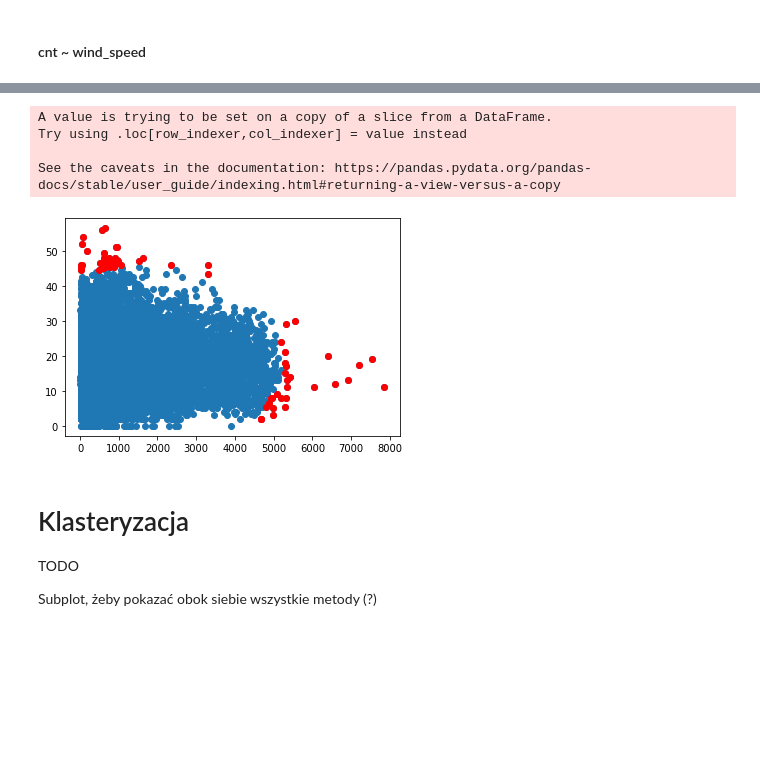
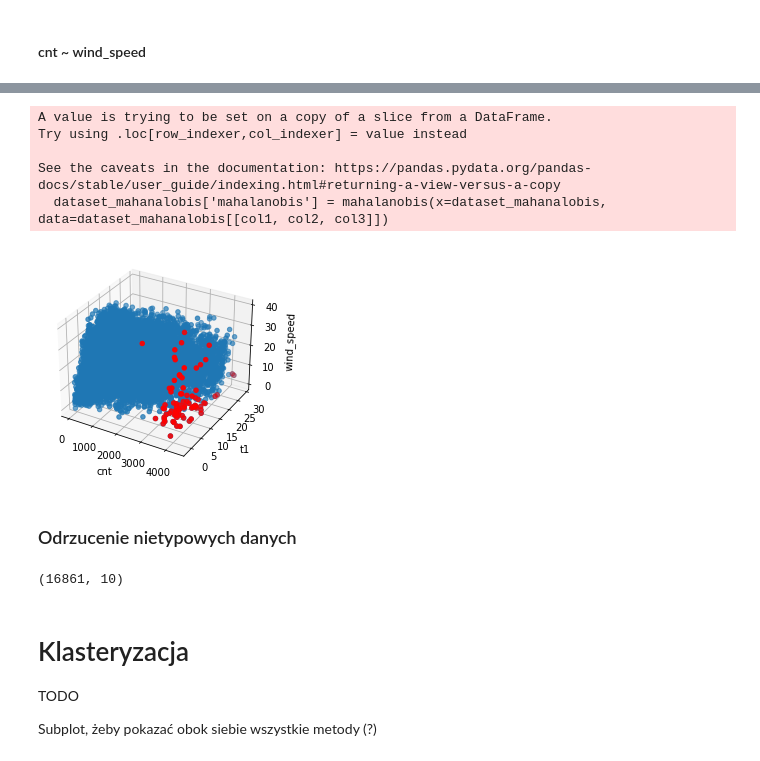
Before and after one commit to hubert-mazur/bike_sharing_data_exploration, a Jupyter notebook: project.ipynb, the cells around one changed output, grey strips where cells are left out. Saved outputs shown, nothing was run; the diff lists cells and outputs as text; code cells hidden in the pictures; blank space fills up the shorter version.

```diff
--- a/project.ipynb
+++ b/project.ipynb
@@ -382,7 +376,8 @@ dataset.iloc[list(df.index[df['t1'].notna() == True])]
 # %% [markdown]
 #### `Hum` outliers
 # %%
-dataset.iloc[list(df.index[df['hum'].notna() == True])]
+outliers_quantile['hum'] = dataset.iloc[list(df.index[df['hum'].notna() == True])]
+outliers_quantile['hum']
 # %% [output]
 |  | timestamp | cnt | t1 | t2 | hum | wind_speed | weather_code | is_holiday | is_weekend | ... |
 | 1619 | 2015-03-12 13:00:00 | 1282 | 14.0 | 14.0 | 26.0 | 21.0 | 1.0 | 0.0 | 0.0 | ... |
@@ -400,7 +395,8 @@ dataset.iloc[list(df.index[df['hum'].notna() == True])]
 # %% [markdown]
 #### `wind_speed` outliers
 # %%
-dataset.iloc[list(df.index[df['wind_speed'].notna() == True])]
+outliers_quantile['wind_speed'] = dataset.iloc[list(df.index[df['wind_speed'].notna() == True])]
+outliers_quantile['wind_speed']
 # %% [output]
 |  | timestamp | cnt | t1 | t2 | hum | wind_speed | weather_code | is_holiday | is_weekend | ... |
 | 135 | 2015-01-09 16:00:00 | 1229 | 13.0 | 13.0 | 79.5 | 37.0 | 7.0 | 0.0 | 0.0 | ... |
@@ -417,0 +418,13 @@ dataset.iloc[list(df.index[df['wind_speed'].notna() == True])]
+# %%
+outliers_to_drop = {}
+outliers_to_drop['cnt'] = np.intersect1d(outliers_3_sigma['cnt'].index, outliers_quantile['cnt'].index)
+outliers_to_drop['t1'] = np.intersect1d(outliers_3_sigma['t1'].index, outliers_quantile['t1'].index)
+outliers_to_drop['hum'] = np.intersect1d(outliers_3_sigma['hum'].index, outliers_quantile['hum'].index)
+outliers_to_drop['wind_speed'] = np.intersect1d(outliers_3_sigma['wind_speed'].index, outliers_quantile['wind_speed'].index)
+
+dataset.drop(index=[*outliers_to_drop['cnt']], inplace=True, errors='ignore')
+dataset.drop(index=[*outliers_to_drop['t1']], inplace=True, errors='ignore')
+dataset.drop(index=[*outliers_to_drop['hum']], inplace=True, errors='ignore')
+dataset.drop(index=[*outliers_to_drop['wind_speed']], inplace=True, errors='ignore')
+
+dataset.shape
@@ -440,5 +455,29 @@ def calculateOutliers(col1, col2):
 
   plt.scatter(dataset[col1], dataset[col2])
   plt.scatter(dataset_mahanalobis[col1], dataset_mahanalobis[col2], color='red')
+  plt.xlabel(col1)
+  plt.ylabel(col2)
+
+  return dataset_mahanalobis
+
+def calculateOutliers3(col1, col2, col3):
+  dataset_mahanalobis = dataset[[col1, col2, col3]]
+  dataset_mahanalobis['mahalanobis'] = mahalanobis(x=dataset_mahanalobis, data=dataset_mahanalobis[[col1, col2, col3]])
+
+  cutoff = scipy.stats.chi2.ppf(0.55, dataset_mahanalobis['mahalanobis'])
+  dataset_mahanalobis = dataset_mahanalobis[dataset_mahanalobis['mahalanobis'] < cutoff]
+
+  fig = plt.figure()
+  ax = fig.add_subplot(projection='3d')
+
+  ax.scatter(dataset[col1], dataset[col2], dataset[col3])
+  ax.scatter(dataset_mahanalobis[col1], dataset_mahanalobis[col2], dataset_mahanalobis[col3], color='red')
+  ax.set_xlabel(col1)
+  ax.set_ylabel(col2)
+  ax.set_zlabel(col3)
+
+  return dataset_mahanalobis
+
+outliers_mahanalobis = {}
 # %% [markdown]
 #### Cnt ~ t2
@@ -465,11 +515,23 @@ See the caveats in the documentation: https://pandas.pydata.org/pandas-docs/stab
 # %%
-calculateOutliers('cnt', 'wind_speed')
+outliers_mahanalobis_3d = calculateOutliers3('cnt', 't1', 'wind_speed')
 # %% [output]
 A value is trying to be set on a copy of a slice from a DataFrame.
 Try using .loc[row_indexer,col_indexer] = value instead
 
 See the caveats in the documentation: https://pandas.pydata.org/pandas-docs/stable/user_guide/indexing.html#returning-a-view-versus-a-copy
+  dataset_mahanalobis['mahalanobis'] = mahalanobis(x=dataset_mahanalobis, data=dataset_mahanalobis[[col1, col2, col3]])
-[figure, old version]
+[figure, new version]
+# %% [markdown]
+### Odrzucenie nietypowych danych
+# %%
+dataset.drop(index=[*outliers_mahanalobis['cnt~t1'].index], inplace=True, errors='ignore')
+dataset.drop(index=[*outliers_mahanalobis['cnt~hum'].index], inplace=True, errors='ignore')
+dataset.drop(index=[*outliers_mahanalobis['cnt~wind_speed'].index], inplace=True, errors='ignore')
+
+
+dataset.shape
+# %% [output]
+(16861, 10)
 # %% [markdown]
 # Klasteryzacja
 
```
Also changed, not shown: parts of 23 cells of this notebook.
